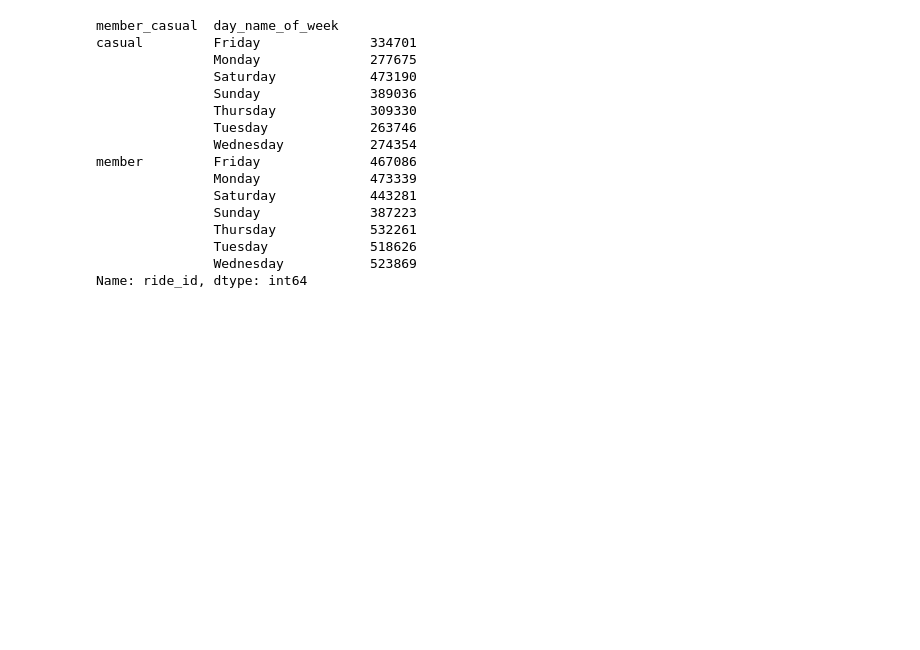
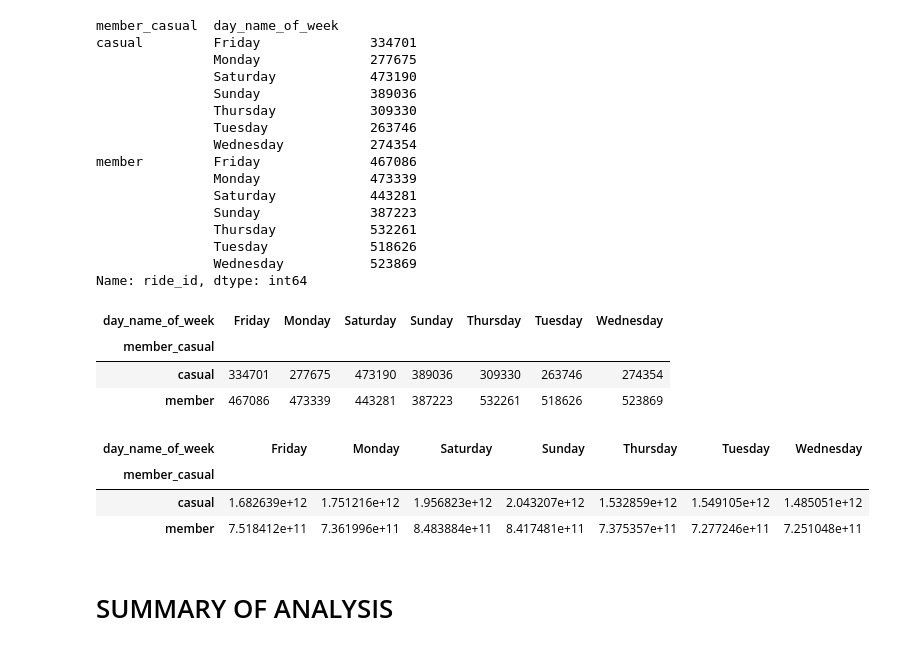
Before and after one commit to vynguyen293/Cyclistic-Bike-Share-Analysis, a Jupyter notebook: Cyclistic-Bike-Share-Analysis.ipynb, the cells around one changed output. Cells and saved outputs as stored; diff of their text form; code cells hidden in the pictures; blank space fills up the shorter version.

```diff
--- a/Cyclistic-Bike-Share-Analysis.ipynb
+++ b/Cyclistic-Bike-Share-Analysis.ipynb
@@ -272,3 +259,24 @@ member         Friday              467086
                Tuesday             518626
                Wednesday           523869
 Name: ride_id, dtype: int64
+# %%
+# Create pivot table
+df_pivot_1 = pd.pivot_table(df, values='ride_id', index='member_casual', columns='day_name_of_week',
+                          aggfunc='count')
+df_pivot_1
+# %% [output]
+| day_name_of_week | Friday | Monday | Saturday | Sunday | Thursday | Tuesday | Wednesday |
+| member_casual |  |  |  |  |  |  |  |
+| casual | 334701 | 277675 | 473190 | 389036 | 309330 | 263746 | 274354 |
+| member | 467086 | 473339 | 443281 | 387223 | 532261 | 518626 | 523869 |
+# %%
+df_pivot_2 = pd.pivot_table(df, values='ride_length', index='member_casual', columns='day_name_of_week',
+                          aggfunc='mean')
+df_pivot_2
+# %% [output]
+| day_name_of_week | Friday | Monday | Saturday | Sunday | Thursday | Tuesday | Wednesday |
+| member_casual |  |  |  |  |  |  |  |
+| casual | 1.682639e+12 | 1.751216e+12 | 1.956823e+12 | 2.043207e+12 | 1.532859e+12 | 1.549105e+12 | 1.485051e+12 |
+| member | 7.518412e+11 | 7.361996e+11 | 8.483884e+11 | 8.417481e+11 | 7.375357e+11 | 7.277246e+11 | 7.251048e+11 |
+# %% [markdown]
+# SUMMARY OF ANALYSIS
```
Also changed, not shown: parts of 23 cells of this notebook.
